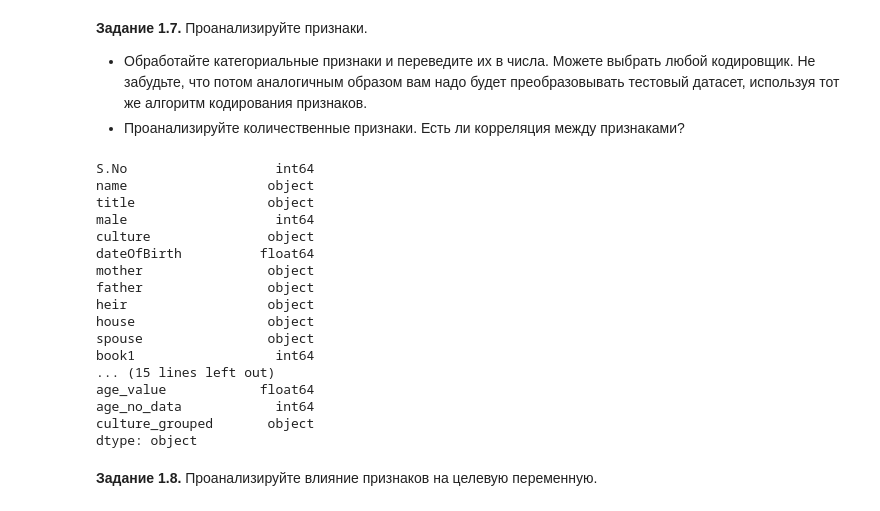
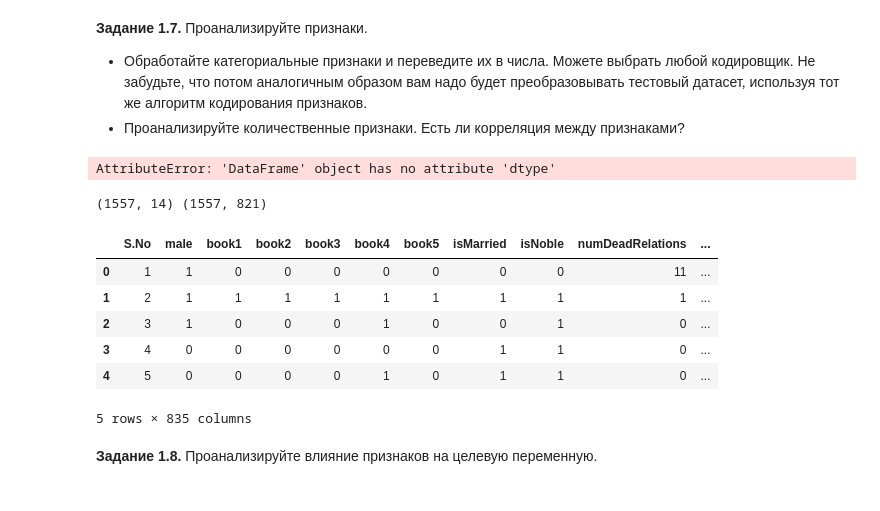
Before and after one commit to akkniko/DLS26, a Jupyter notebook: week_01_ml_intro/Homework/hw_1_game_of_thrones.ipynb, the cells around one changed output. Saved outputs shown, nothing was run; the diff lists cells and outputs as text; code cells hidden in the pictures.

Commit message:
preparing data is done, begin model learning

```diff
--- a/week_01_ml_intro/Homework/hw_1_game_of_thrones.ipynb
+++ b/week_01_ml_intro/Homework/hw_1_game_of_thrones.ipynb
@@ -523,32 +523,47 @@ pd.pivot_table(data = data, values = 'isAlive', index = 'isAliveSpouse', aggfunc
   * Проанализируйте количественные признаки. Есть ли корреляция между признаками?
 # %%
 #ща будет говнокод
+from sklearn.preprocessing import OneHotEncoder
 print(data.dtypes, '\n')
+data.drop('name', axis= 1, inplace=True)
 
-data_obj = data.select_dtypes(include=['object'])
-data_col = data_obj.columns.tolist()
+categorical_cols = data.select_dtypes(include=['object']).columns.tolist()
 
-from sklearn.preprocessing import OneHotEncoder
 
-ohe = OneHotEncoder(sparse_output=False)
+encoder = OneHotEncoder(sparse_output=False, handle_unknown='ignore')
 
-data_encoded = ohe.fit_transform(data[data_col])
-df_enc = pd.DataFrame(ohe, columns = ohe.get_feature_names_out(data_col), index = data.index)
+ohe = encoder.fit_transform(data[categorical_cols])
+
+ohe_df = pd.DataFrame(ohe, columns = encoder.get_feature_names_out(categorical_cols), index = data.index)
+
+print(ohe_df.shape)
+ohe_df.head()
-# %% [output]
-S.No                   int64
-name                  object
-title                 object
-male                   int64
-culture               object
-dateOfBirth          float64
-mother                object
-father                object
-heir                  object
-house                 object
-spouse                object
-book1                  int64
-... (15 lines left out)
-age_value            float64
-age_no_data            int64
-culture_grouped       object
-dtype: object
+# %%
+#объединение с числовыми столбцами
+numerical_cols = data.select_dtypes(include=[int, float])
+print(numerical_cols.isnull().sum())
+print(numerical_cols.shape)
+#тк строк 1557, а в следующих столбцах по 1200-1500 пропусков - удаляю эти столбцы
+numerical_cols.drop(['dateOfBirth', 'isAliveMother', 'isAliveFather','isAliveHeir', 'isAliveSpouse',  'age'], axis=1, inplace=True)
+# %%
+numerical_cols.isnull().sum()#0 vivodit
+numerical_cols.shape #(1557, 14)
+# numerical_cols.dtype
+# %% [output]
+AttributeError: 'DataFrame' object has no attribute 'dtype'
+# %%
+print(numerical_cols.shape, ohe_df.shape)
+# %% [output]
+(1557, 14) (1557, 821)
+# %%
+#склеивание численных и ohe столбцов
+df = pd.concat([numerical_cols, ohe_df], axis=1)
+df.head()
+# %% [output]
+|  | S.No | male | book1 | book2 | book3 | book4 | book5 | isMarried | isNoble | numDeadRelations | ... |
+| 0 | 1 | 1 | 0 | 0 | 0 | 0 | 0 | 0 | 0 | 11 | ... |
+| 1 | 2 | 1 | 1 | 1 | 1 | 1 | 1 | 1 | 1 | 1 | ... |
+| 2 | 3 | 1 | 0 | 0 | 0 | 1 | 0 | 0 | 1 | 0 | ... |
+| 3 | 4 | 0 | 0 | 0 | 0 | 0 | 0 | 1 | 1 | 0 | ... |
+| 4 | 5 | 0 | 0 | 0 | 0 | 1 | 0 | 1 | 1 | 0 | ... |
+5 rows × 835 columns
```
Also changed, not shown: parts of 8 cells of this notebook.
